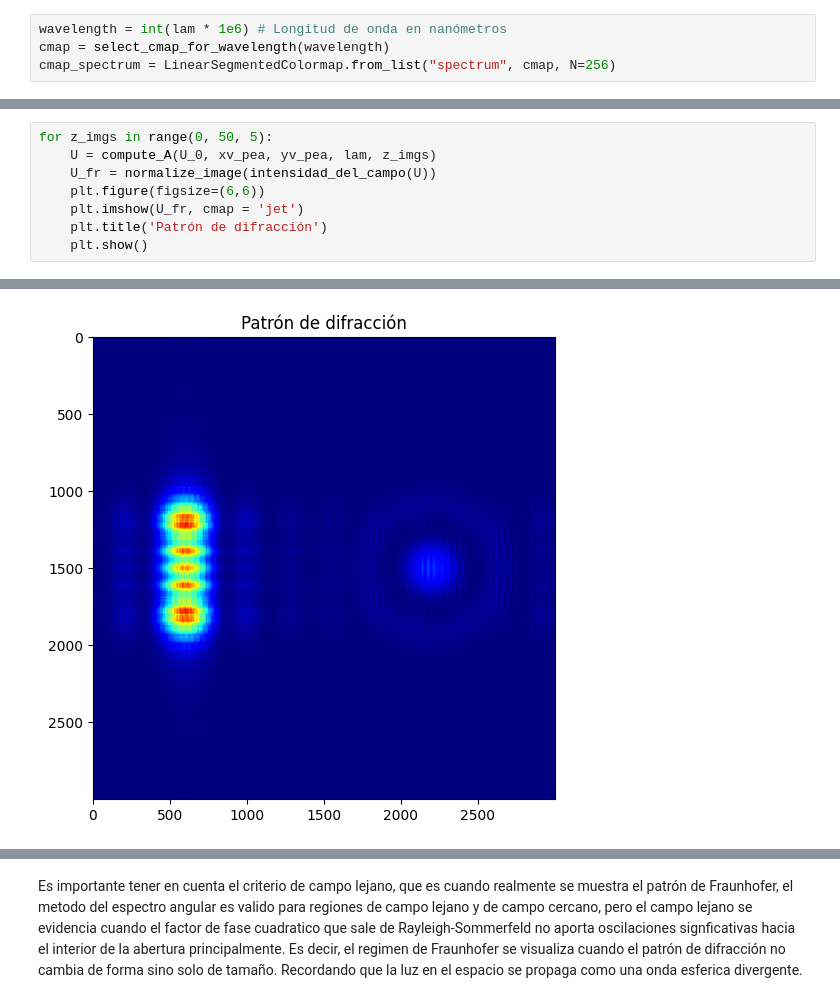
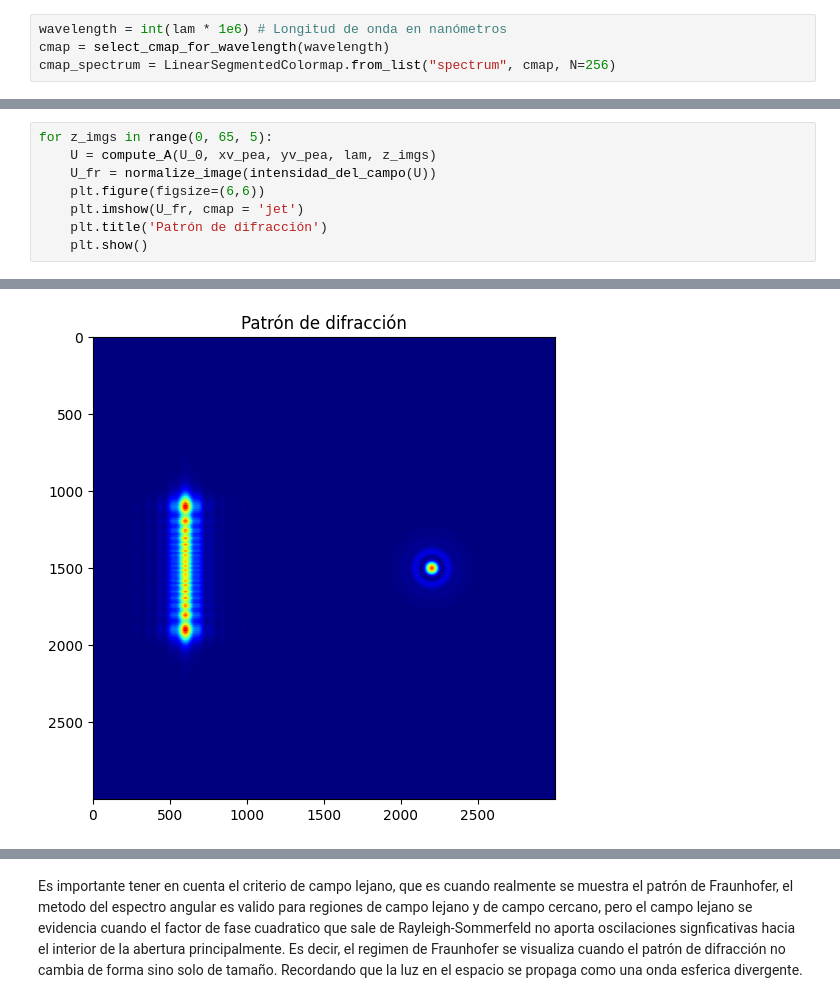
Before and after one commit to Felipe0Parra/IO, a Jupyter notebook: Paulina.ipynb, the cells around one changed output, grey strips where cells are left out. Drawn from its saved outputs; the diff is of its cells as text.

```diff
--- a/Paulina.ipynb
+++ b/Paulina.ipynb
@@ -211,5 +211,5 @@ plt.show()
 # %%
-for z_imgs in range(0, 50, 5):
+for z_imgs in range(0, 65, 5):
     U = compute_A(U_0, xv_pea, yv_pea, lam, z_imgs)
     U_fr = normalize_image(intensidad_del_campo(U))
     plt.figure(figsize=(6,6))
@@ -229 +229 @@ for z_imgs in range(0, 50, 5):
-[figure, old version]
+[figure, new version]
```
Also changed, not shown: parts of 2 cells of this notebook.
